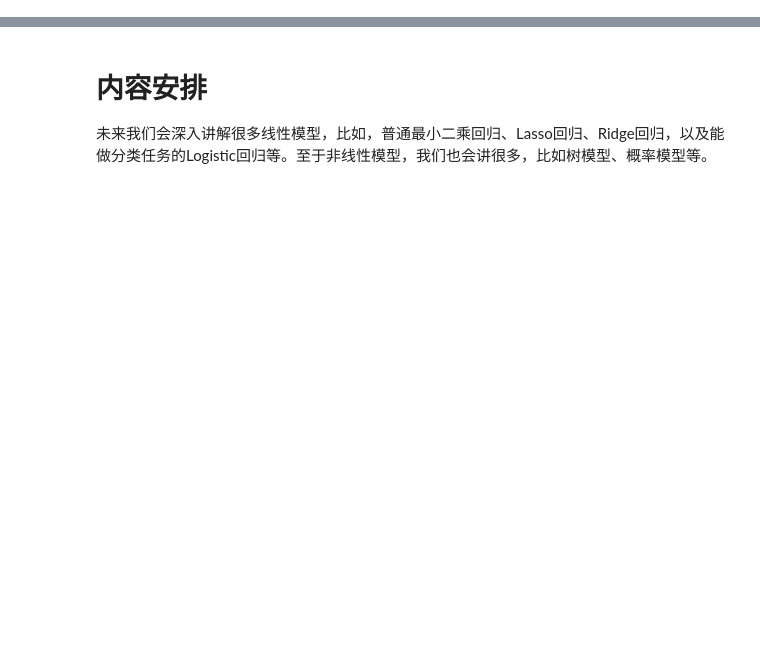
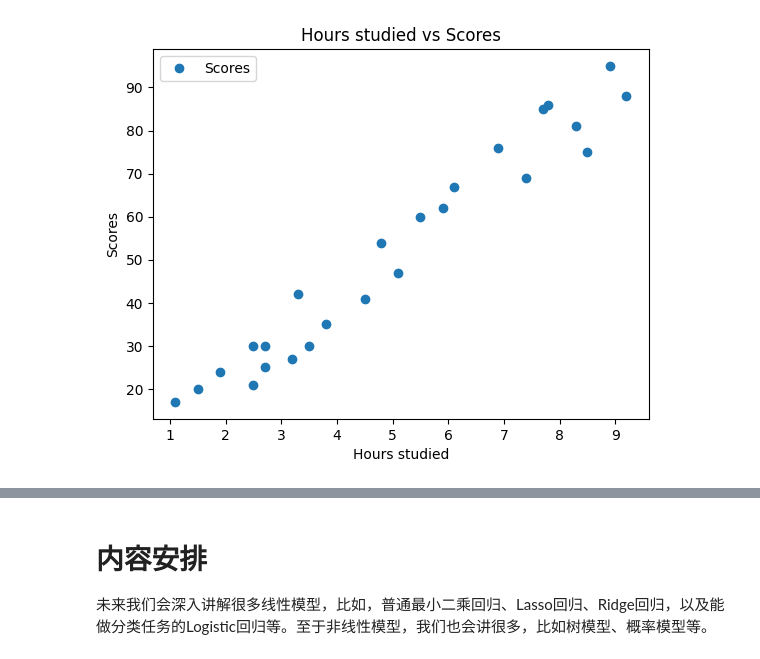
Before and after one commit to itmorn/AI.handbook, a Jupyter notebook: machine_learning/algorithm/linear_models/linear_models.ipynb, the cells around one changed output, grey strips where cells are left out. Saved outputs shown, nothing was run; the diff lists cells and outputs as text; code cells hidden in the pictures; blank space fills up the shorter version.

```diff
--- a/machine_learning/algorithm/linear_models/linear_models.ipynb
+++ b/machine_learning/algorithm/linear_models/linear_models.ipynb
@@ -58,0 +77,14 @@ fig.show()
+# %%
+import pandas as pd
+import numpy as np
+import matplotlib.pyplot as plt
+
+df = pd.read_csv('./assets/student_score.csv')
+df.plot(x='Hours', y='Scores', style='o')
+
+plt.title("Hours studied vs Scores")
+plt.xlabel("Hours studied")
+plt.ylabel("Scores")
+plt.show()
+# %% [output]
+[figure, added]
```
Also changed, not shown: parts of 8 cells of this notebook, 3 other files.
